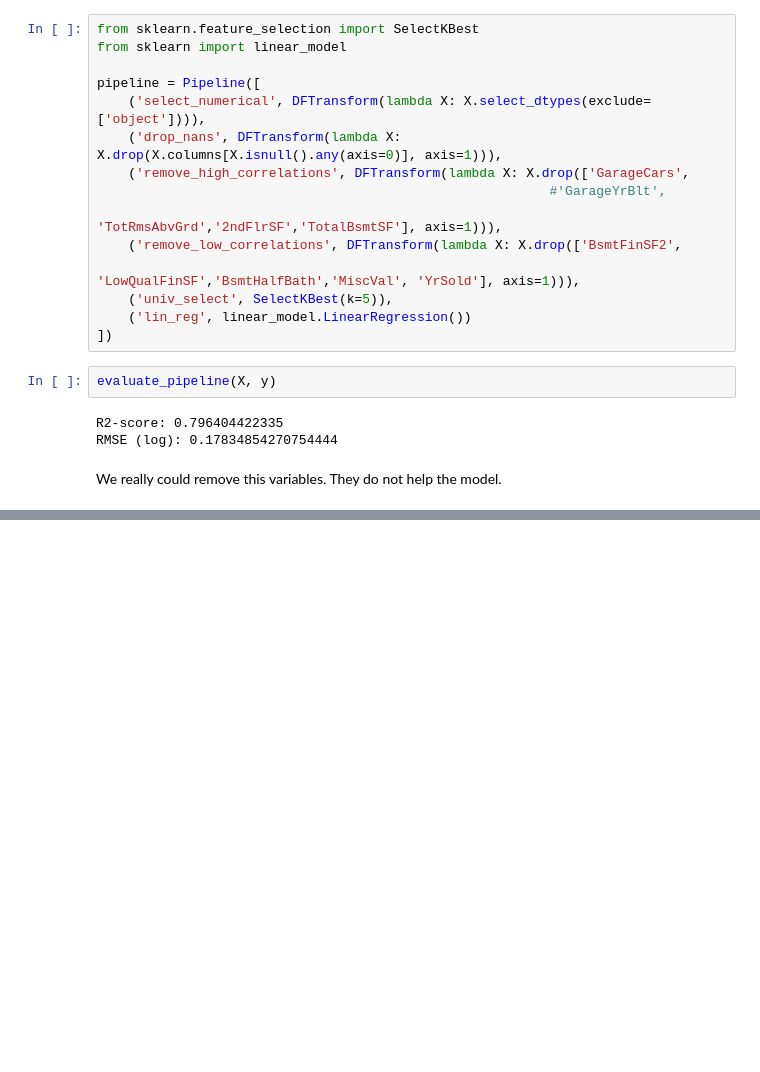
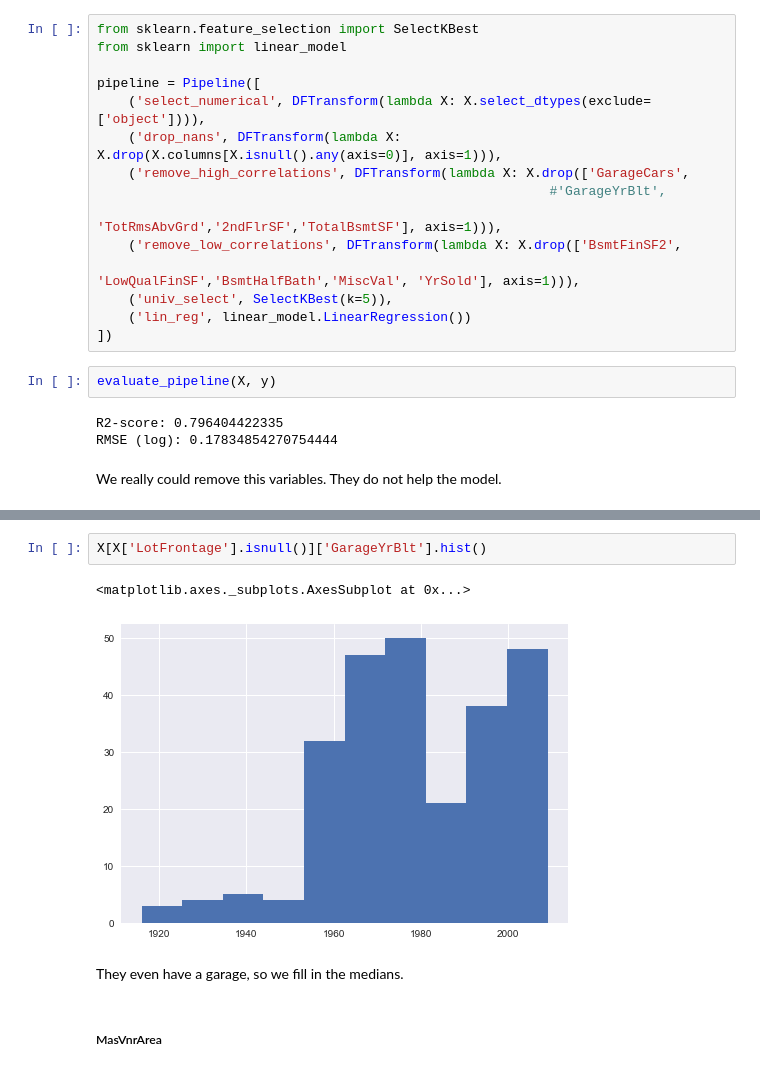
Before and after one commit to huli/predicting-house-prices, a Jupyter notebook: predicting_house_prices.ipynb, the cells around one changed output, grey strips where cells are left out. Drawn from its saved outputs; the diff is of its cells as text; blank space fills up the shorter version.

```diff
--- a/predicting_house_prices.ipynb
+++ b/predicting_house_prices.ipynb
@@ -438,0 +519,9 @@ We really could remove this variables. They do not help the model.
+# %%
+X[X['LotFrontage'].isnull()]['GarageYrBlt'].hist()
+# %% [output]
+<matplotlib.axes._subplots.AxesSubplot at 0x...>
+[figure, added]
+# %% [markdown]
+They even have a garage, so we fill in the medians.
+# %% [markdown]
+##### MasVnrArea
```
Also changed, not shown: parts of 24 cells of this notebook, 1 other file.
